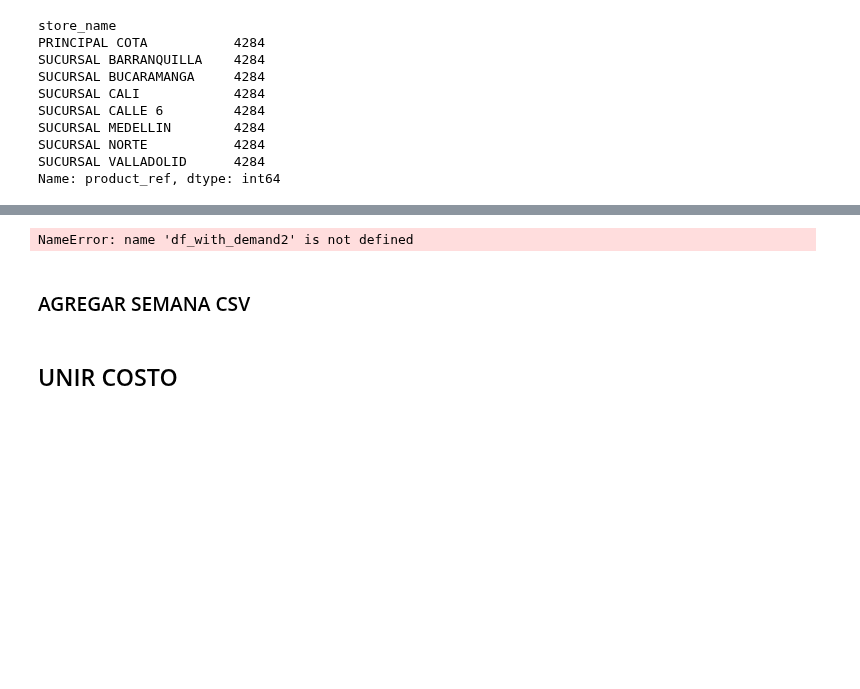
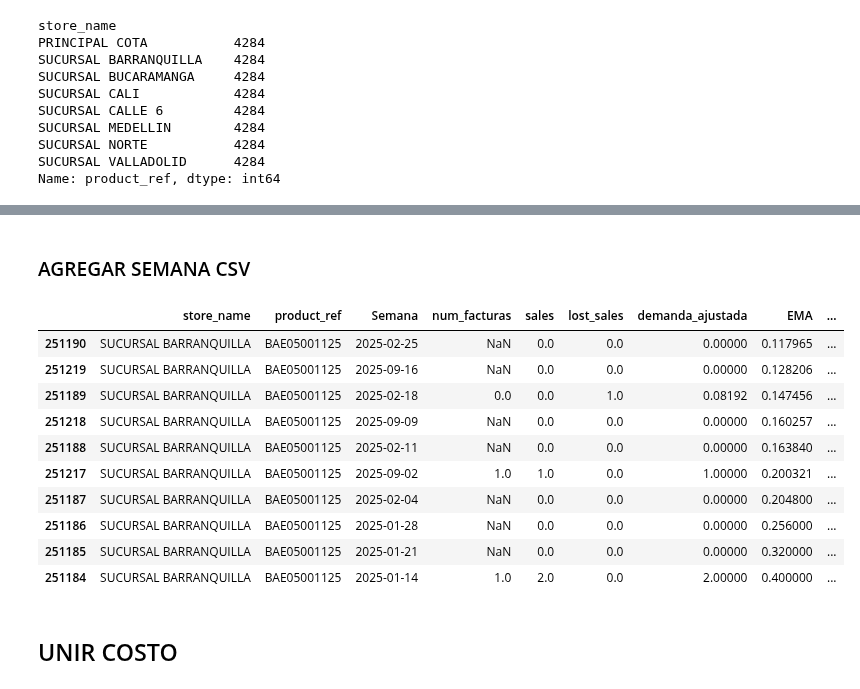
Before and after one commit to FiltrosDonsson/Proyectos-Data-analyst, a Jupyter notebook: MODELO ABASTECIMIENTO/ema.ipynb, the cells around one changed output, grey strips where cells are left out. Cells and saved outputs as stored; diff of their text form; code cells hidden in the pictures; blank space fills up the shorter version.

```diff
--- a/MODELO ABASTECIMIENTO/ema.ipynb
+++ b/MODELO ABASTECIMIENTO/ema.ipynb
@@ -480,7 +480,7 @@ def compute_demand_and_ema(df,
     return result
 
 # ------------------ USO ------------------
-df_with_demand1 = compute_demand_and_ema(df_merged, alpha=0.2, n_init_weeks=16)
+df_with_demand1 = compute_demand_and_ema(df_merged, alpha=0.2, n_init_weeks=12) #estaba en 16
 
 #APROX3min
 # %%
@@ -573,23 +567,34 @@ NameError: name 'df_with_demand2' is not defined
 # %%
 df_with_demand2["semana_num"] = df_with_demand2["Semana"].dt.isocalendar().week
+df_with_demand2["año"] = df_with_demand2["Semana"].dt.year
-# %% [output]
-NameError: name 'df_with_demand2' is not defined
 # %% [markdown]
 ### AGREGAR SEMANA CSV
 # %%
-df_demand_2025 = df_with_demand1[df_with_demand1["año"]==2025] #Ajustar año
+df_demand_2025 = df_with_demand2[df_with_demand2["año"]==2025] #Ajustar año
 
 demand_2025 = df_demand_2025[
     ["store_name","product_ref","año","Semana","semana_num",
      "num_facturas","EMA","demanda_ajustada","desviacion_ema%","coef_ventas"]
 ]
 
 
 demand_2025_37 = demand_2025[demand_2025["semana_num"]==37]  #Ajustar semana numero
 
-df_with_demand1.query("product_ref == 'BAE05001125'").sort_values(by=["EMA"])
+df_with_demand2.query("product_ref == 'BAE05001125'").sort_values(by=["EMA"]).tail(10)
 
 #demand_2025_37.to_csv("ema_mio202537.csv")
+# %% [output]
+|  | store_name | product_ref | Semana | num_facturas | sales | lost_sales | demanda_ajustada | EMA | ... |
+| 251190 | SUCURSAL BARRANQUILLA | BAE05001125 | 2025-02-25 | NaN | 0.0 | 0.0 | 0.00000 | 0.117965 | ... |
+| 251219 | SUCURSAL BARRANQUILLA | BAE05001125 | 2025-09-16 | NaN | 0.0 | 0.0 | 0.00000 | 0.128206 | ... |
+| 251189 | SUCURSAL BARRANQUILLA | BAE05001125 | 2025-02-18 | 0.0 | 0.0 | 1.0 | 0.08192 | 0.147456 | ... |
+| 251218 | SUCURSAL BARRANQUILLA | BAE05001125 | 2025-09-09 | NaN | 0.0 | 0.0 | 0.00000 | 0.160257 | ... |
+| 251188 | SUCURSAL BARRANQUILLA | BAE05001125 | 2025-02-11 | NaN | 0.0 | 0.0 | 0.00000 | 0.163840 | ... |
+| 251217 | SUCURSAL BARRANQUILLA | BAE05001125 | 2025-09-02 | 1.0 | 1.0 | 0.0 | 1.00000 | 0.200321 | ... |
+| 251187 | SUCURSAL BARRANQUILLA | BAE05001125 | 2025-02-04 | NaN | 0.0 | 0.0 | 0.00000 | 0.204800 | ... |
+| 251186 | SUCURSAL BARRANQUILLA | BAE05001125 | 2025-01-28 | NaN | 0.0 | 0.0 | 0.00000 | 0.256000 | ... |
+| 251185 | SUCURSAL BARRANQUILLA | BAE05001125 | 2025-01-21 | NaN | 0.0 | 0.0 | 0.00000 | 0.320000 | ... |
+| 251184 | SUCURSAL BARRANQUILLA | BAE05001125 | 2025-01-14 | 1.0 | 2.0 | 0.0 | 2.00000 | 0.400000 | ... |
 # %% [markdown]
 ## UNIR COSTO
 # %%
```
Also changed, not shown: parts of 8 cells of this notebook, 14 other files.
